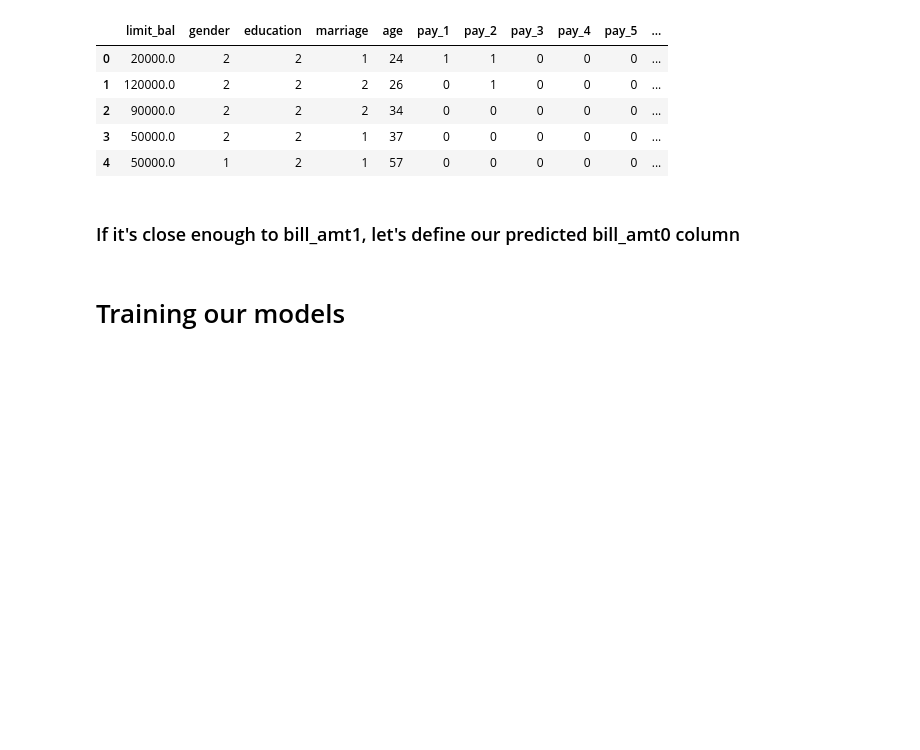
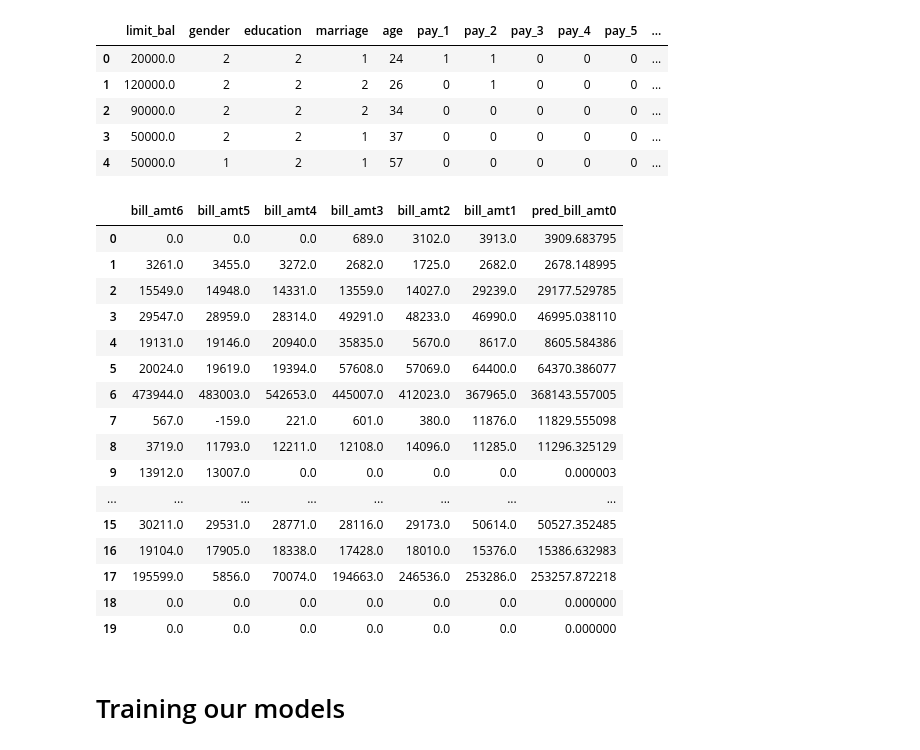
Before and after one commit to thomasXwang/UCI-Credit-card-defaults, a Jupyter notebook: UCI with functions_draft.ipynb, the cells around one changed output. Cells and saved outputs as stored; diff of their text form; code cells hidden in the pictures; blank space fills up the shorter version.

```diff
--- a/UCI with functions_draft.ipynb
+++ b/UCI with functions_draft.ipynb
@@ -428,12 +460,13 @@ Essayons avec différentes valeurs de $\alpha$ pour trouver la meilleure
 # %%
-alphas = np.linspace(0.96, 1, 50)
+alphas = np.linspace(0.9, 1, 100)
 # %%
 median_errors = {}
 
 for alpha in alphas:
+    bill_amts_df = df2[['bill_amt'+str(i) for i in range(6,0,-1)]]
     pondered_bill_amts_df = bill_amts_df.copy(deep=True)
     for i in range(6,1,-1):
-        pondered_bill_amts_df['bill_amt'+str(i)] = (1-alpha)** (i-2) * pondered_bill_amts_df['bill_amt'+str(i)]
+        pondered_bill_amts_df['bill_amt'+str(i)] = (1-alpha)**(i-2) * pondered_bill_amts_df['bill_amt'+str(i)]
     pondered_bill_amts_df['pred_bill_amt1'] = alpha * pondered_bill_amts_df.drop('bill_amt1', axis=1).sum(axis=1)
     pondered_bill_amts_df['error'] = (pondered_bill_amts_df['bill_amt1'] - pondered_bill_amts_df['pred_bill_amt1']).abs()
     median_errors[alpha] = pondered_bill_amts_df['error'].median(axis=0)
@@ -473,7 +506,27 @@ df2.head()
 | 2 | 90000.0 | 2 | 2 | 2 | 34 | 0 | 0 | 0 | 0 | 0 | ... |
 | 3 | 50000.0 | 2 | 2 | 1 | 37 | 0 | 0 | 0 | 0 | 0 | ... |
 | 4 | 50000.0 | 1 | 2 | 1 | 57 | 0 | 0 | 0 | 0 | 0 | ... |
-# %% [markdown]
-### If it's close enough to bill_amt1, let's define our predicted bill_amt0 column
+# %%
+bill_amts_pred_df = df2[['bill_amt'+str(i) for i in range(6,0,-1)]+['pred_bill_amt0']]
+# %%
+bill_amts_pred_df.head(20)
+# %% [output]
+|  | bill_amt6 | bill_amt5 | bill_amt4 | bill_amt3 | bill_amt2 | bill_amt1 | pred_bill_amt0 |
+| 0 | 0.0 | 0.0 | 0.0 | 689.0 | 3102.0 | 3913.0 | 3909.683795 |
+| 1 | 3261.0 | 3455.0 | 3272.0 | 2682.0 | 1725.0 | 2682.0 | 2678.148995 |
+| 2 | 15549.0 | 14948.0 | 14331.0 | 13559.0 | 14027.0 | 29239.0 | 29177.529785 |
+| 3 | 29547.0 | 28959.0 | 28314.0 | 49291.0 | 48233.0 | 46990.0 | 46995.038110 |
+| 4 | 19131.0 | 19146.0 | 20940.0 | 35835.0 | 5670.0 | 8617.0 | 8605.584386 |
+| 5 | 20024.0 | 19619.0 | 19394.0 | 57608.0 | 57069.0 | 64400.0 | 64370.386077 |
+| 6 | 473944.0 | 483003.0 | 542653.0 | 445007.0 | 412023.0 | 367965.0 | 368143.557005 |
+| 7 | 567.0 | -159.0 | 221.0 | 601.0 | 380.0 | 11876.0 | 11829.555098 |
+| 8 | 3719.0 | 11793.0 | 12211.0 | 12108.0 | 14096.0 | 11285.0 | 11296.325129 |
+| 9 | 13912.0 | 13007.0 | 0.0 | 0.0 | 0.0 | 0.0 | 0.000003 |
+| ... | ... | ... | ... | ... | ... | ... | ... |
+| 15 | 30211.0 | 29531.0 | 28771.0 | 28116.0 | 29173.0 | 50614.0 | 50527.352485 |
+| 16 | 19104.0 | 17905.0 | 18338.0 | 17428.0 | 18010.0 | 15376.0 | 15386.632983 |
+| 17 | 195599.0 | 5856.0 | 70074.0 | 194663.0 | 246536.0 | 253286.0 | 253257.872218 |
+| 18 | 0.0 | 0.0 | 0.0 | 0.0 | 0.0 | 0.0 | 0.000000 |
+| 19 | 0.0 | 0.0 | 0.0 | 0.0 | 0.0 | 0.0 | 0.000000 |
 # %% [markdown]
 # Training our models
```
Also changed, not shown: parts of 12 cells of this notebook, 2 other files.
